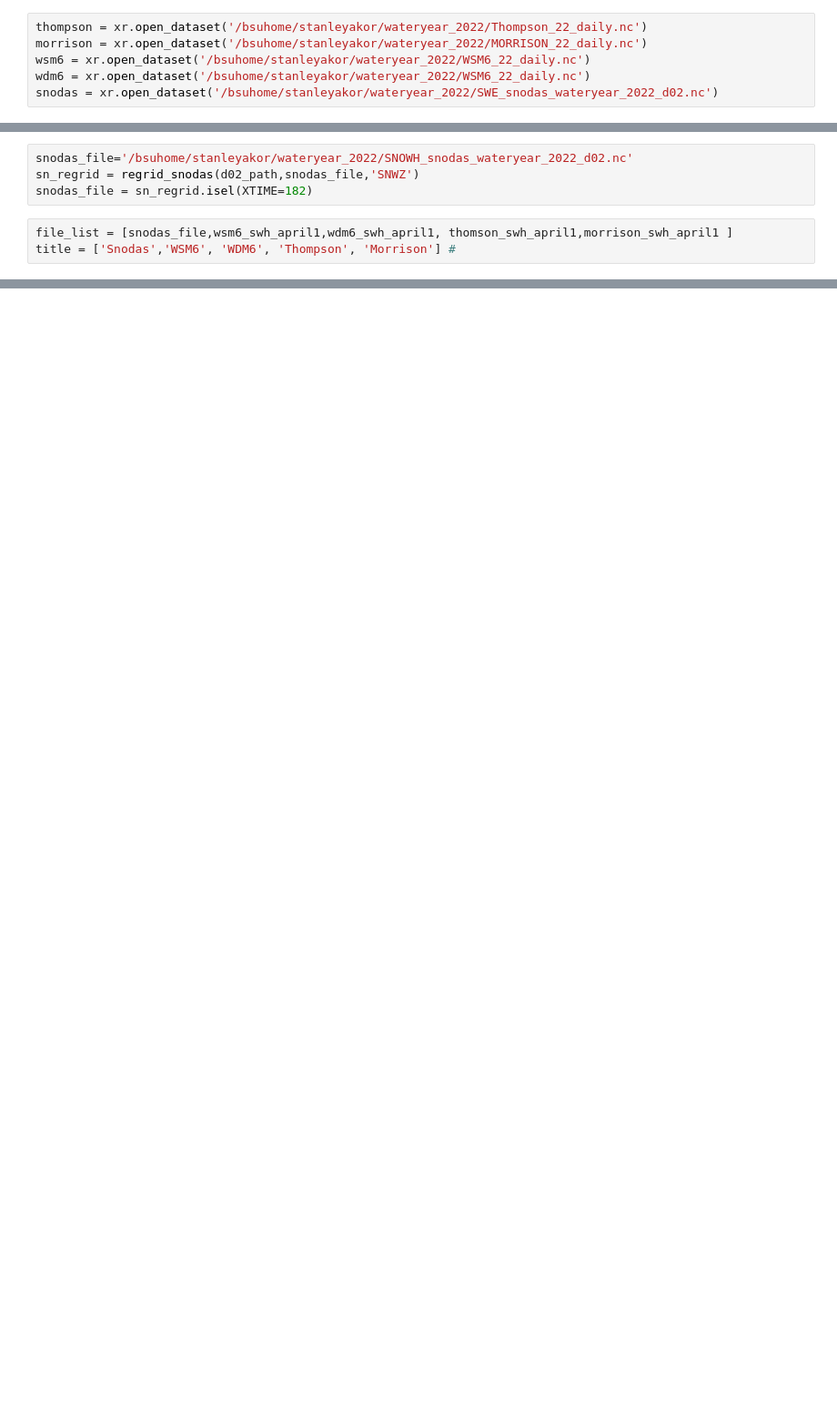
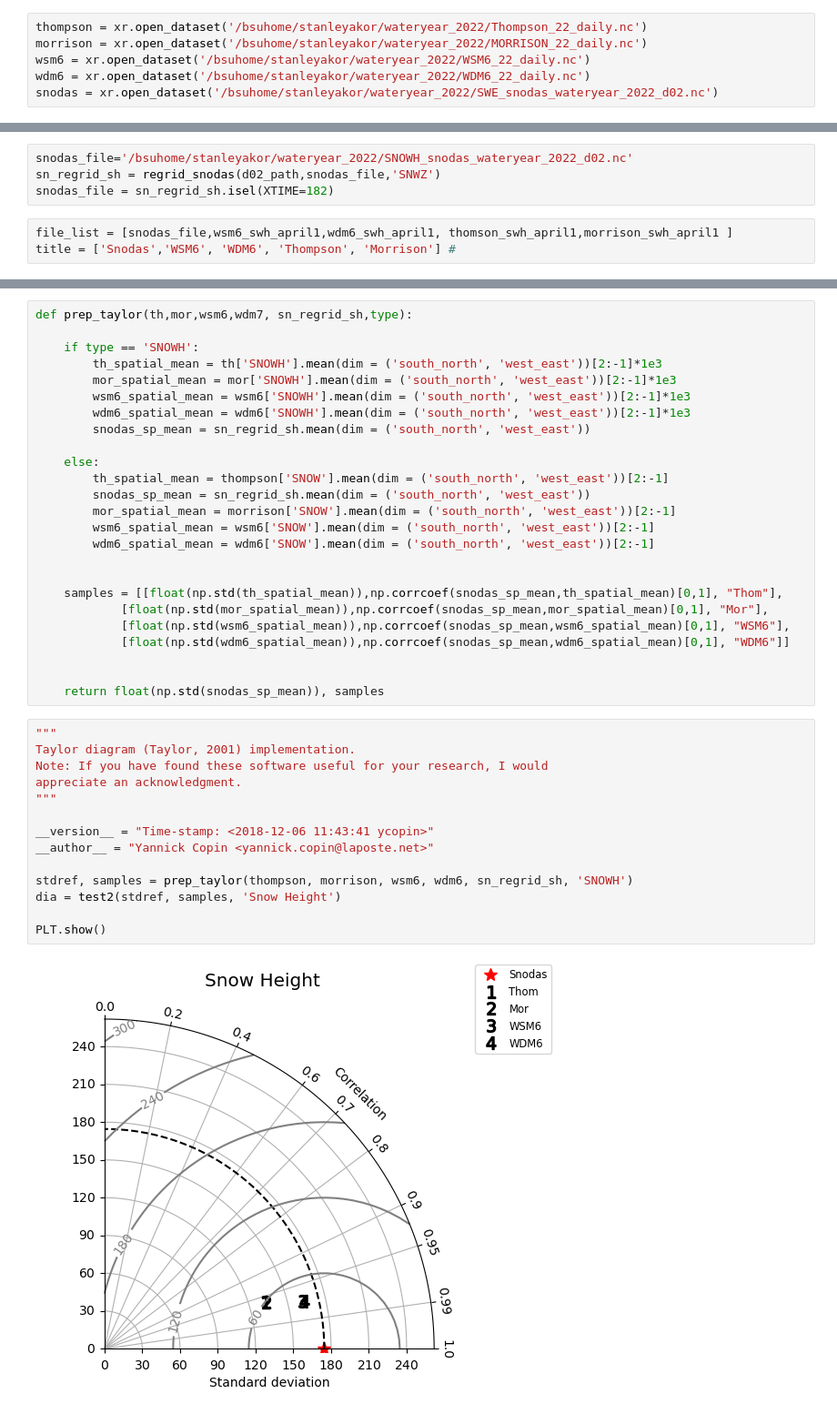
Before and after one commit to stanleyakor1/Python-tutorial, a Jupyter notebook: wrf-python/WY_2022_ANALYSIS.ipynb, the cells around one changed output, grey strips where cells are left out. Shown at 91% size. Drawn from its saved outputs; the diff is of its cells as text; blank space fills up the shorter version.

Commit message:
taylor diagram updates

```diff
--- a/wrf-python/WY_2022_ANALYSIS.ipynb
+++ b/wrf-python/WY_2022_ANALYSIS.ipynb
@@ -79,7 +80,7 @@ histogram.make_plots(file_list,'SWE (mm)')
 thompson = xr.open_dataset('/bsuhome/stanleyakor/wateryear_2022/Thompson_22_daily.nc')
 morrison = xr.open_dataset('/bsuhome/stanleyakor/wateryear_2022/MORRISON_22_daily.nc')
 wsm6 = xr.open_dataset('/bsuhome/stanleyakor/wateryear_2022/WSM6_22_daily.nc')
-wdm6 = xr.open_dataset('/bsuhome/stanleyakor/wateryear_2022/WSM6_22_daily.nc')
+wdm6 = xr.open_dataset('/bsuhome/stanleyakor/wateryear_2022/WDM6_22_daily.nc')
 snodas = xr.open_dataset('/bsuhome/stanleyakor/wateryear_2022/SWE_snodas_wateryear_2022_d02.nc')
 # %%
 thomson_swe_april1 = thompson['SNOW'].isel(XTIME=184)  # APRIL 1
@@ -164,8 +165,8 @@ wsm6_swh_april1 = wsm6['SNOWH'].isel(XTIME=184)*1e3
 wdm6_swh_april1 = wdm6['SNOWH'].isel(XTIME=184)*1e3
 # %%
 snodas_file='/bsuhome/stanleyakor/wateryear_2022/SNOWH_snodas_wateryear_2022_d02.nc'
-sn_regrid = regrid_snodas(d02_path,snodas_file,'SNWZ')
-snodas_file = sn_regrid.isel(XTIME=182)
+sn_regrid_sh = regrid_snodas(d02_path,snodas_file,'SNWZ')
+snodas_file = sn_regrid_sh.isel(XTIME=182)
 # %%
 file_list = [snodas_file,wsm6_swh_april1,wdm6_swh_april1, thomson_swh_april1,morrison_swh_april1 ]
 title = ['Snodas','WSM6', 'WDM6', 'Thompson', 'Morrison'] #
@@ -235,0 +212,41 @@ numpy.datetime64('2022-05-15T00:00:00.000000000')
+# %%
+def prep_taylor(th,mor,wsm6,wdm7, sn_regrid_sh,type):
+
+    if type == 'SNOWH':
+        th_spatial_mean = th['SNOWH'].mean(dim = ('south_north', 'west_east'))[2:-1]*1e3
+        mor_spatial_mean = mor['SNOWH'].mean(dim = ('south_north', 'west_east'))[2:-1]*1e3
+        wsm6_spatial_mean = wsm6['SNOWH'].mean(dim = ('south_north', 'west_east'))[2:-1]*1e3
+        wdm6_spatial_mean = wdm6['SNOWH'].mean(dim = ('south_north', 'west_east'))[2:-1]*1e3
+        snodas_sp_mean = sn_regrid_sh.mean(dim = ('south_north', 'west_east'))
+
+    else:
+        th_spatial_mean = thompson['SNOW'].mean(dim = ('south_north', 'west_east'))[2:-1]
+        snodas_sp_mean = sn_regrid_sh.mean(dim = ('south_north', 'west_east'))
+        mor_spatial_mean = morrison['SNOW'].mean(dim = ('south_north', 'west_east'))[2:-1]
+        wsm6_spatial_mean = wsm6['SNOW'].mean(dim = ('south_north', 'west_east'))[2:-1]
+        wdm6_spatial_mean = wdm6['SNOW'].mean(dim = ('south_north', 'west_east'))[2:-1]
+
+
+    samples = [[float(np.std(th_spatial_mean)),np.corrcoef(snodas_sp_mean,th_spatial_mean)[0,1], "Thom"],
+            [float(np.std(mor_spatial_mean)),np.corrcoef(snodas_sp_mean,mor_spatial_mean)[0,1], "Mor"],
+            [float(np.std(wsm6_spatial_mean)),np.corrcoef(snodas_sp_mean,wsm6_spatial_mean)[0,1], "WSM6"],
+            [float(np.std(wdm6_spatial_mean)),np.corrcoef(snodas_sp_mean,wdm6_spatial_mean)[0,1], "WDM6"]]
+
+
+    return float(np.std(snodas_sp_mean)), samples
+# %%
+"""
+Taylor diagram (Taylor, 2001) implementation.
+Note: If you have found these software useful for your research, I would
+appreciate an acknowledgment.
+"""
+
+__version__ = "Time-stamp: <2018-12-06 11:43:41 ycopin>"
+__author__ = "Yannick Copin <yannick.copin@laposte.net>"
+
+stdref, samples = prep_taylor(thompson, morrison, wsm6, wdm6, sn_regrid_sh, 'SNOWH')
+dia = test2(stdref, samples, 'Snow Height')
+
+PLT.show()
+# %% [output]
+[figure, added]
```
Also changed, not shown: parts of 9 cells of this notebook, 1 other file.
